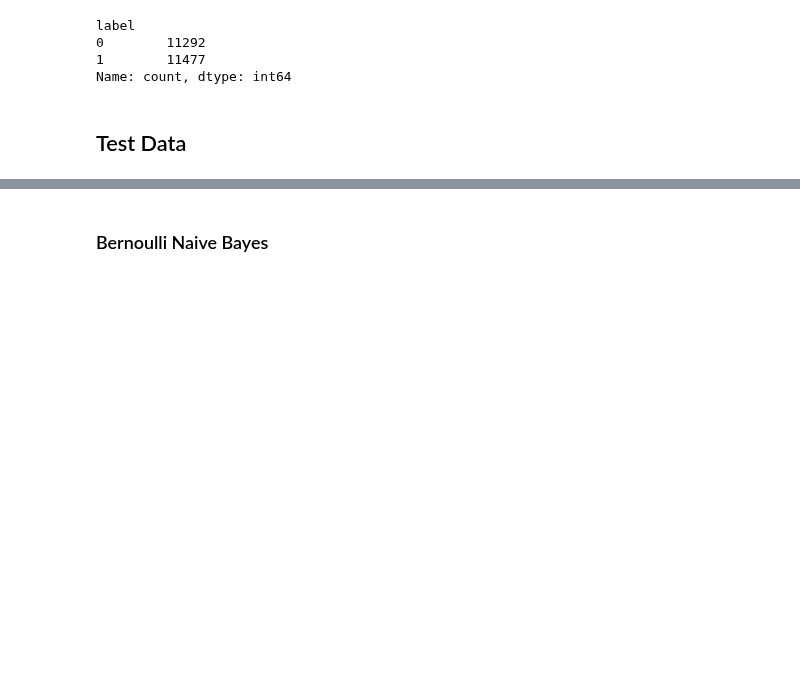
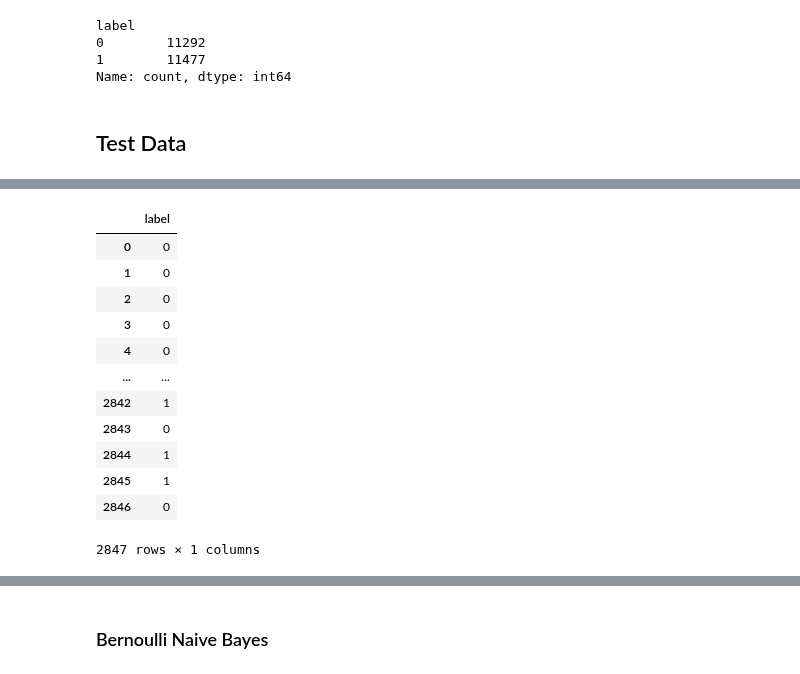
Before and after one commit to NateCross/tag-hate-elf, a Jupyter notebook: bayes_train.ipynb, the cells around one changed output, grey strips where cells are left out. Saved outputs shown, nothing was run; the diff lists cells and outputs as text; code cells hidden in the pictures; blank space fills up the shorter version.

```diff
--- a/bayes_train.ipynb
+++ b/bayes_train.ipynb
@@ -220,3 +232,20 @@ Name: count, dtype: int64
+# %%
+y_val_dataframe = pd.DataFrame(y_val, columns=['label'])
+y_val_dataframe
+# %% [output]
+|  | label |
+| 0 | 0 |
+| 1 | 0 |
+| 2 | 0 |
+| 3 | 0 |
+| 4 | 0 |
+| ... | ... |
+| 2842 | 1 |
+| 2843 | 0 |
+| 2844 | 1 |
+| 2845 | 1 |
+| 2846 | 0 |
+2847 rows × 1 columns
 # %%
 pd.DataFrame(X_test)
 # %% [output]
```
Also changed, not shown: parts of 21 cells of this notebook, 4 other files.
